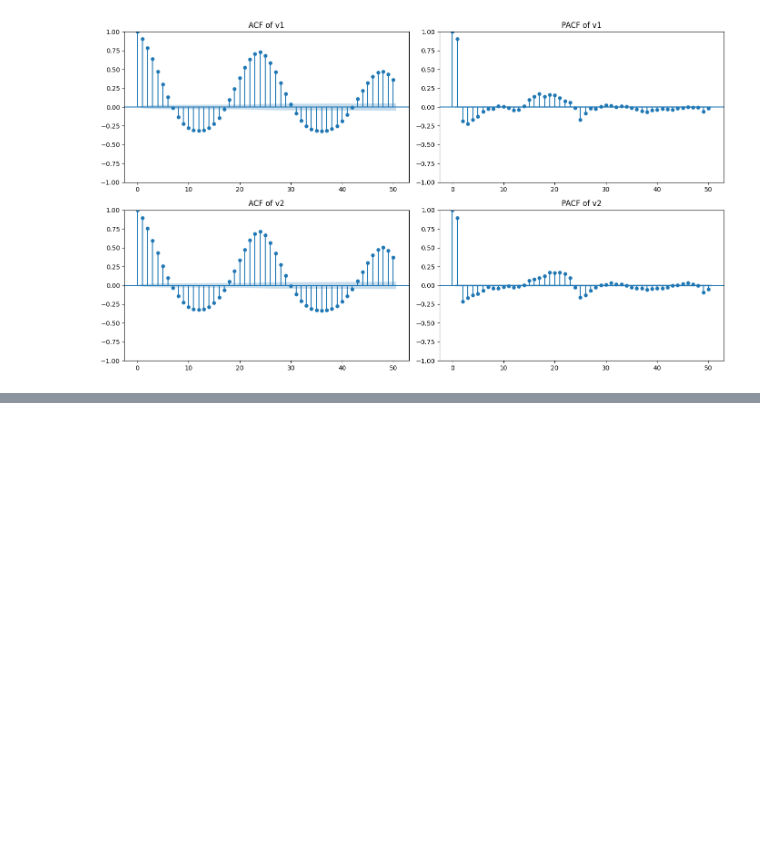
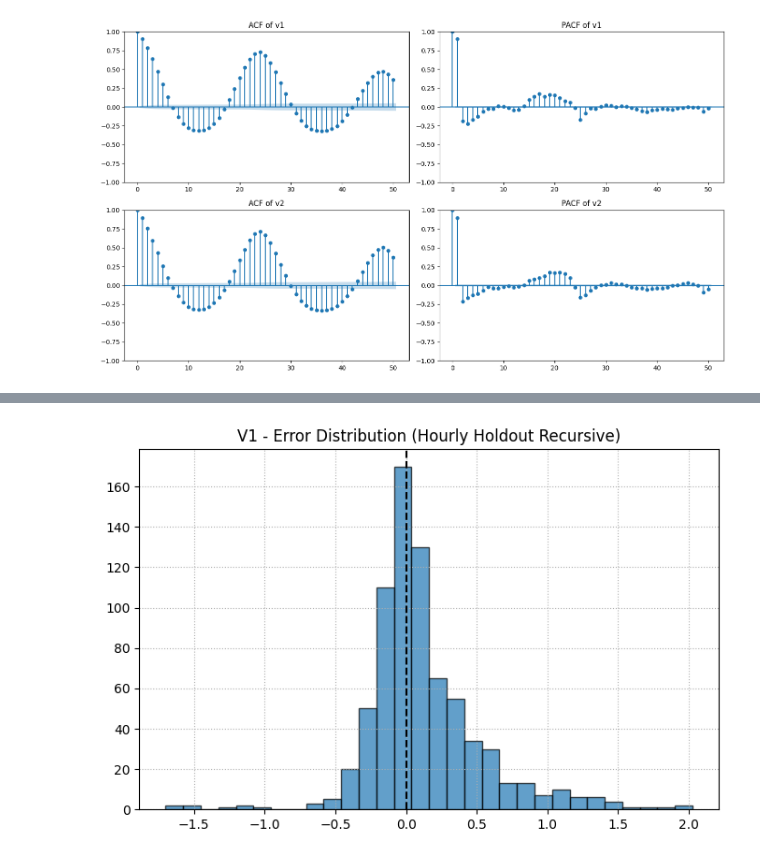
Before and after one commit to ghadena/DA3, a Jupyter notebook: assignment_3/A3.ipynb, the cells around one changed output, grey strips where cells are left out. Saved outputs shown, nothing was run; the diff lists cells and outputs as text; code cells hidden in the pictures; blank space fills up the shorter version.

Commit message:
finished assignment and added markdowns

```diff
--- a/assignment_3/A3.ipynb
+++ b/assignment_3/A3.ipynb
@@ -86,0 +58,3 @@ Students 19-20 get 0 points
+# %%
+# Load the data
+df = pd.read_csv("https://media.githubusercontent.com/media/ghadena/DA3/refs/heads/main/assignment_3/data.csv", parse_dates=['ts'], index_col='ts')
@@ -208,6 +191,3 @@ def cross_validate_model_rolling_proportions(model, X_exog, y, train_frac, test_
     print("\nAverage Metrics (Rolling Proportions):")
     print(avg_metrics)
     return results_df, avg_metrics
-# %%
-# Load the data
-df = pd.read_csv("data.csv", parse_dates=['ts'], index_col='ts')
@@ -1152,0 +461,6 @@ retrain model on al data before making forecasts
+# %%
+df_holdout = df[(df['year'] == 2024) & (df['month'].isin([10]))]
+df_work = df[(df['year'] < 2024) | ((df['year'] == 2024) & (~df['month'].isin([10])))]
+
+print(f"- Work set size: {df_work.shape[0]} rows")
+print(f"- Holdout set size: {df_holdout.shape[0]} rows")
@@ -1152,0 +721,8 @@ retrain model on al data before making forecasts
+# %%
+# Define target variables
+v1_train = df_work.loc[exog_features.index, 'v1']
+v2_train = df_work.loc[exog_features.index, 'v2']
+
+# Log-transform the target variables
+y_train_log_v1 = np.log1p(v1_train)
+y_train_log_v2 = np.log1p(v2_train)
@@ -1152,0 +926,60 @@ retrain model on al data before making forecasts
+# %%
+# Diagnostics for Recursive Holdout
+for var in ['v1', 'v2']:
+    print(f"\nDiagnostics for {var.upper()} (Recursive Holdout)")
+
+    actual = df_holdout[var]
+    predicted = forecast_holdout_recursive[var]
+
+    # Error metrics
+    mae = mean_absolute_error(actual, predicted)
+    rmse = np.sqrt(mean_squared_error(actual, predicted))
+    r2 = r2_score(actual, predicted)
+    mean_err = (actual - predicted).mean()
+
+    print(f"  MAE = {mae:.4f}")
+    print(f"  RMSE = {rmse:.4f}")
+    print(f"  R² = {r2:.4f}")
+    print(f"  Mean Error = {mean_err:.4f}")
+
+    # 1️⃣ Error distribution plot
+    errors = actual - predicted
+    plt.figure(figsize=(8,5))
+    plt.hist(errors.dropna(), bins=30, edgecolor='black', alpha=0.7)
+    plt.axvline(0, color='black', linestyle='--')
+    plt.title(f"{var.upper()} - Error Distribution (Hourly Holdout Recursive)")
+    plt.grid(True, linestyle=':')
+    plt.show()
+
+    # 2️⃣ Error over time plot
+    plt.figure(figsize=(12,5))
+    plt.plot(errors.index, errors, color='red', alpha=0.6)
+    plt.axhline(0, color='black', linestyle='--')
+    plt.title(f"{var.upper()} - Prediction Errors Over Time (Hourly Holdout Recursive)")
+    plt.xlabel("Date")
+    plt.ylabel("Error (Actual - Predicted)")
+    plt.grid(True, linestyle=':')
+    plt.show()
+
+    # 3️⃣ Actual vs. predicted (hourly)
+    plt.figure(figsize=(12,5))
+    plt.plot(actual.index, actual.values, label="Actual", color="blue")
+    plt.plot(predicted.index, predicted.values, label="Predicted", color="orange", linestyle="--")
+    plt.title(f"{var.upper()} - Actual vs. Predicted (Hourly Holdout Recursive)")
+    plt.legend()
+    plt.grid(True, linestyle=':')
+    plt.show()
+
+    # 4️⃣ Y-Y scatter plot (hourly)
+    plt.figure(figsize=(6,6))
+    plt.scatter(actual, predicted, alpha=0.5, color='dodgerblue')
+    plt.plot([actual.min(), actual.max()],
+             [actual.min(), actual.max()],
+             color='red', linestyle='--', label='Perfect Fit')
+    plt.xlabel("Actual (Hourly)")
+    plt.ylabel("Predicted (Hourly)")
+    plt.title(f"{var.upper()} - Actual vs. Predicted Scatter (Hourly)")
+    plt.legend()
+    plt.grid(True, linestyle=':')
+    plt.show()
+# %% [output]
@@ -1152,0 +991 @@ retrain model on al data before making forecasts
+[figure, added]
```
Also changed, not shown: parts of 81 cells of this notebook.
